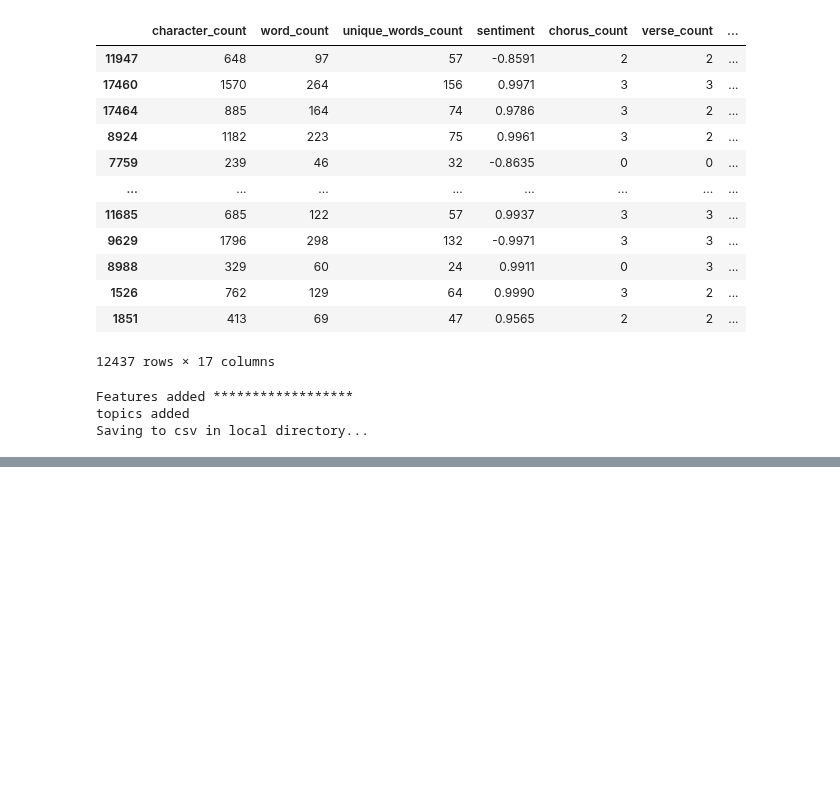
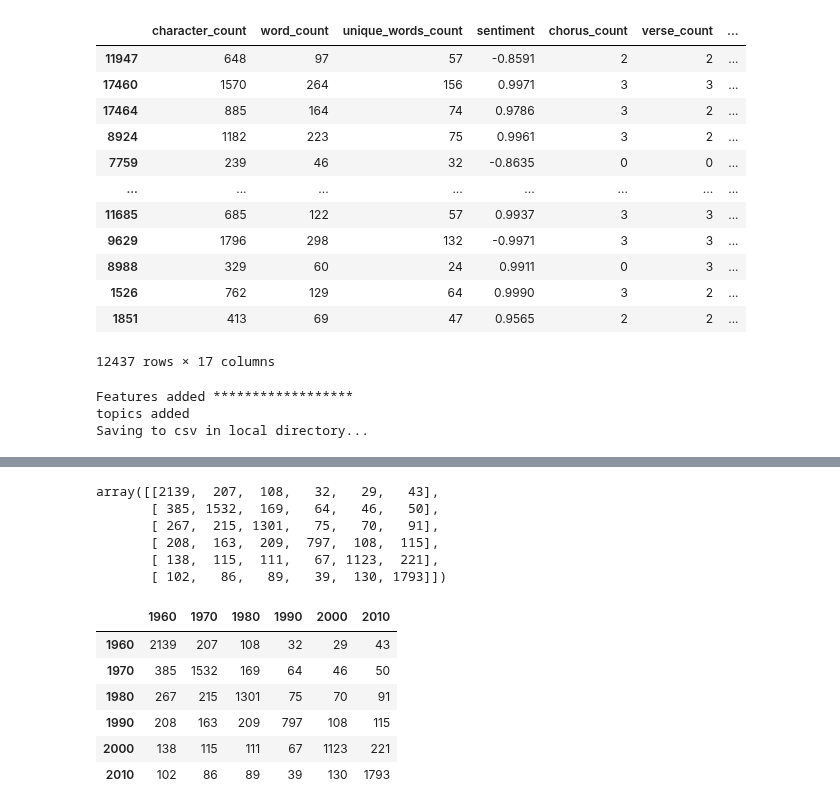
Before and after one commit to CBRJ-Lyrical-Metrics/lyrical-evolution-capstone, a Jupyter notebook: Drafts/chris_work.ipynb, the cells around one changed output, grey strips where cells are left out. Cells and saved outputs as stored; diff of their text form; code cells hidden in the pictures; blank space fills up the shorter version.

```diff
--- a/Drafts/chris_work.ipynb
+++ b/Drafts/chris_work.ipynb
@@ -1068,0 +1201,21 @@ Reading from csv...
+# %%
+confusion_matrix(y_train, train["predicted"])
+# %% [output]
+array([[2139,  207,  108,   32,   29,   43],
+       [ 385, 1532,  169,   64,   46,   50],
+       [ 267,  215, 1301,   75,   70,   91],
+       [ 208,  163,  209,  797,  108,  115],
+       [ 138,  115,  111,   67, 1123,  221],
+       [ 102,   86,   89,   39,  130, 1793]])
+# %%
+labels = sorted(y_train.unique())
+
+pd.DataFrame(confusion_matrix(y_train, train["predicted"]), index=labels, columns=labels)
+# %% [output]
+|  | 1960 | 1970 | 1980 | 1990 | 2000 | 2010 |
+| 1960 | 2139 | 207 | 108 | 32 | 29 | 43 |
+| 1970 | 385 | 1532 | 169 | 64 | 46 | 50 |
+| 1980 | 267 | 215 | 1301 | 75 | 70 | 91 |
+| 1990 | 208 | 163 | 209 | 797 | 108 | 115 |
+| 2000 | 138 | 115 | 111 | 67 | 1123 | 221 |
+| 2010 | 102 | 86 | 89 | 39 | 130 | 1793 |
```
Also changed, not shown: parts of 8 cells of this notebook, 1 other file.
